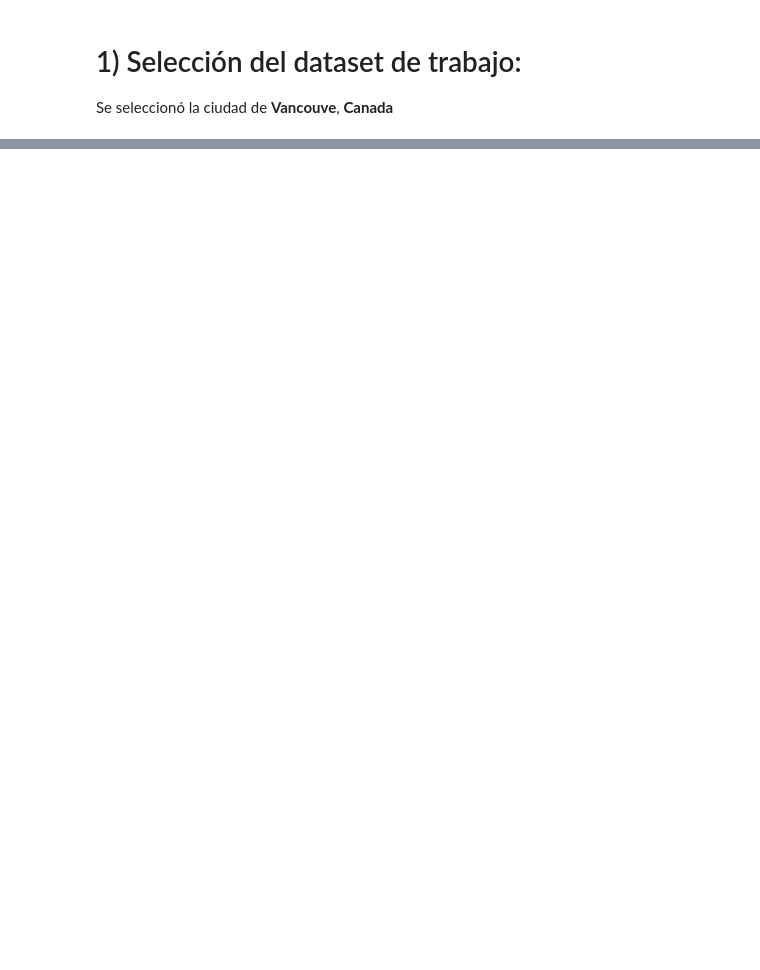
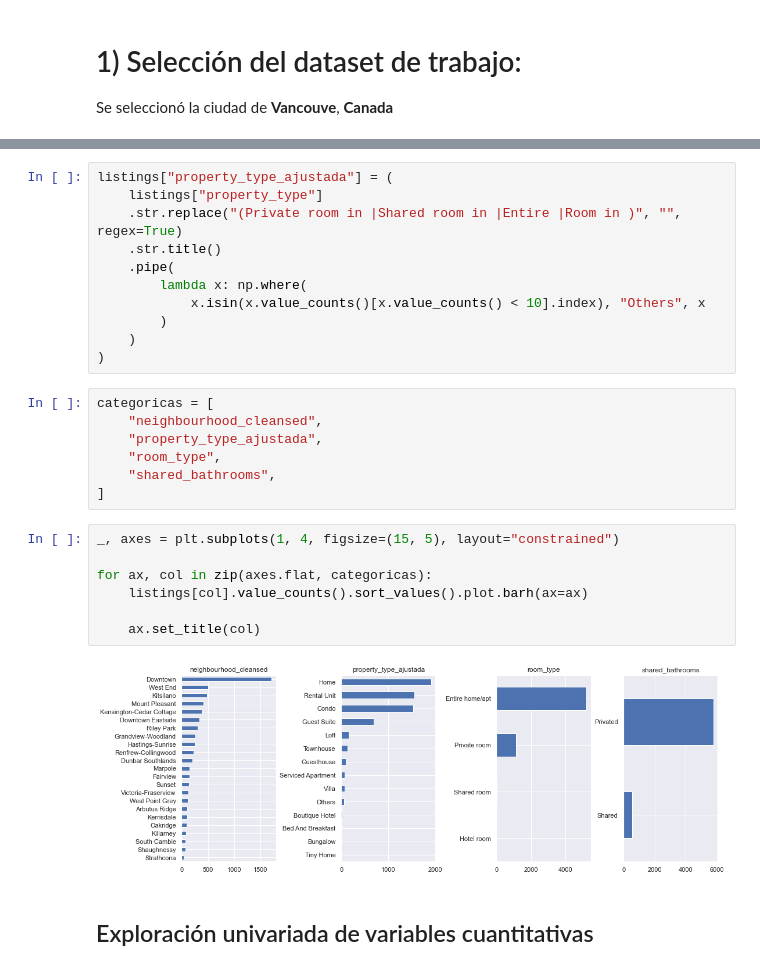
Before and after one commit to ytolosa/ciencia_de_datos, a Jupyter notebook: Taller 1.ipynb, the cells around one changed output, grey strips where cells are left out. Saved outputs shown, nothing was run; the diff lists cells and outputs as text; blank space fills up the shorter version.

```diff
--- a/Taller 1.ipynb
+++ b/Taller 1.ipynb
@@ -316,0 +154,29 @@ listings[
+# %%
+listings["property_type_ajustada"] = (
+    listings["property_type"]
+    .str.replace("(Private room in |Shared room in |Entire |Room in )", "", regex=True)
+    .str.title()
+    .pipe(
+        lambda x: np.where(
+            x.isin(x.value_counts()[x.value_counts() < 10].index), "Others", x
+        )
+    )
+)
+# %%
+categoricas = [
+    "neighbourhood_cleansed",
+    "property_type_ajustada",
+    "room_type",
+    "shared_bathrooms",
+]
+# %%
+_, axes = plt.subplots(1, 4, figsize=(15, 5), layout="constrained")
+
+for ax, col in zip(axes.flat, categoricas):
+    listings[col].value_counts().sort_values().plot.barh(ax=ax)
+
+    ax.set_title(col)
+# %% [output]
+[figure, added]
+# %% [markdown]
+## Exploración univariada de variables cuantitativas
```
Also changed, not shown: parts of 58 cells of this notebook, 2 other files.
